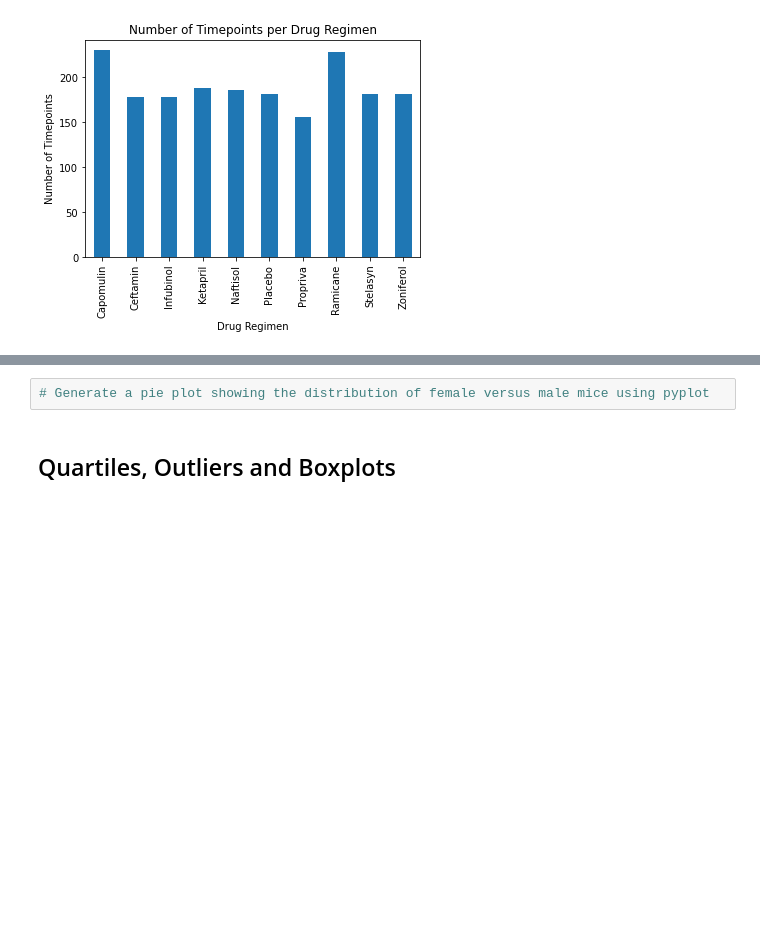
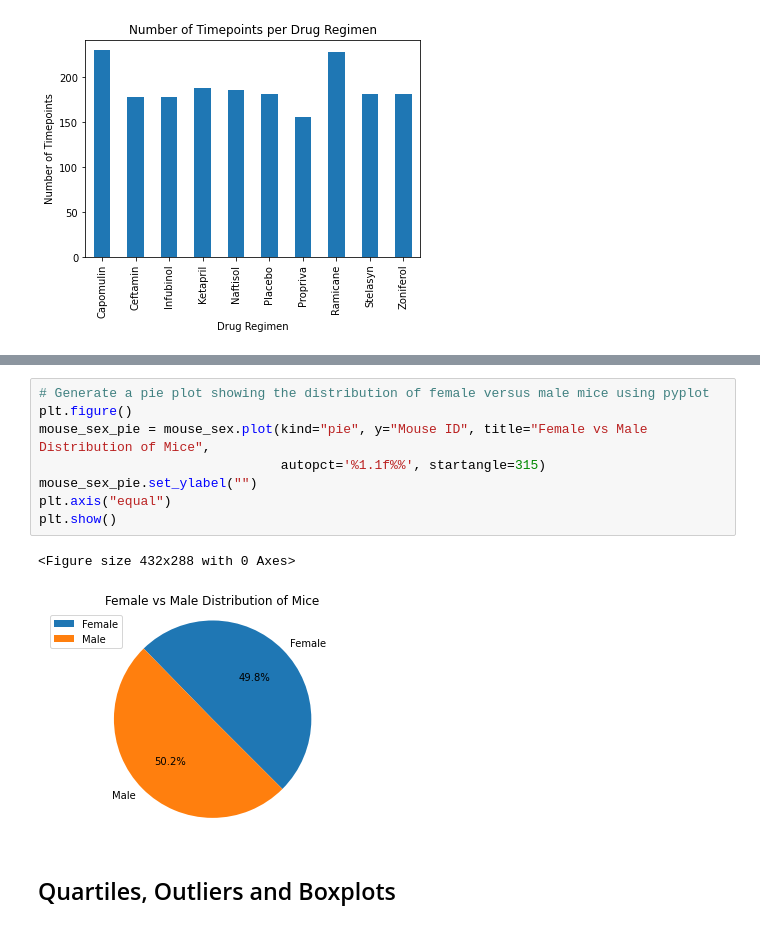
Before and after one commit to josephmarch/Pymaceuticals, a Jupyter notebook: pymaceuticals_starter.ipynb, the cells around one changed output, grey strips where cells are left out. Cells and saved outputs as stored; diff of their text form; blank space fills up the shorter version.

```diff
--- a/pymaceuticals_starter.ipynb
+++ b/pymaceuticals_starter.ipynb
@@ -160,5 +161,14 @@ plt.show()
 # %%
 # Generate a pie plot showing the distribution of female versus male mice using pyplot
+plt.figure()
+mouse_sex_pie = mouse_sex.plot(kind="pie", y="Mouse ID", title="Female vs Male Distribution of Mice",
+                               autopct='%1.1f%%', startangle=315)
+mouse_sex_pie.set_ylabel("")
+plt.axis("equal")
+plt.show()
+# %% [output]
+<Figure size 432x288 with 0 Axes>
+[figure, added]
 # %% [markdown]
 ## Quartiles, Outliers and Boxplots
 # %%
```
Also changed, not shown: parts of 1 cell of this notebook.
